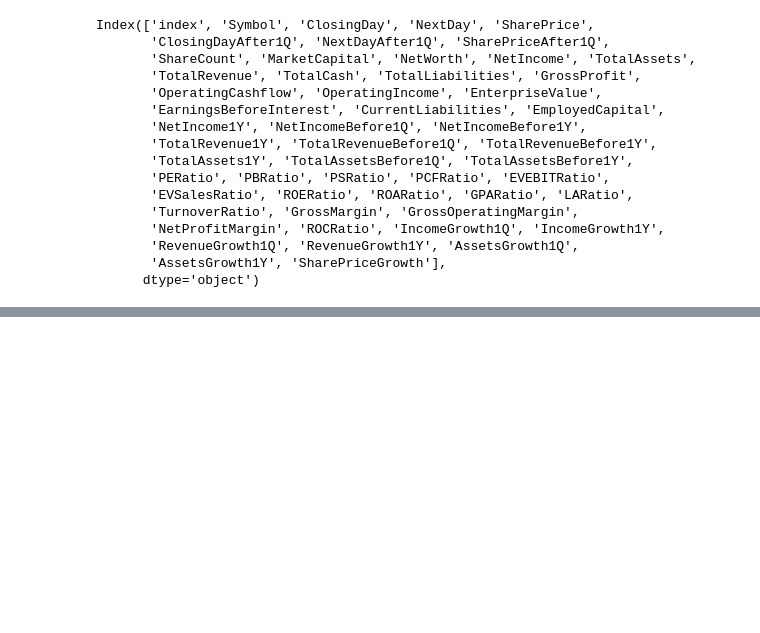
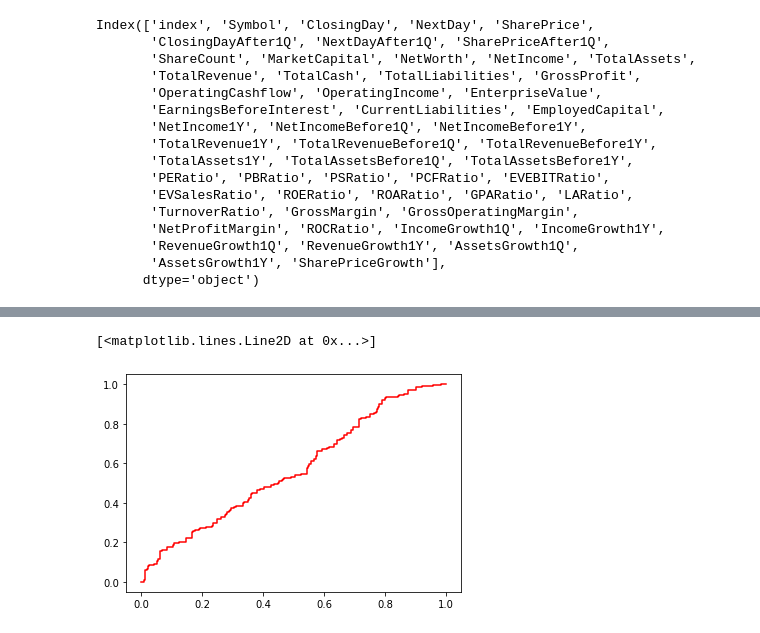
Before and after one commit to panda5176/quantata, a Jupyter notebook: examples/ml.ipynb, the cells around one changed output, grey strips where cells are left out. Cells and saved outputs as stored; diff of their text form; code cells hidden in the pictures; blank space fills up the shorter version.

```diff
--- a/examples/ml.ipynb
+++ b/examples/ml.ipynb
@@ -361,0 +490,9 @@ print(acc_dtc_4p, roc_auc_dtc_4p, f1_dtc_4p)
+# %%
+min_max_scaler_8f = MinMaxScaler()
+x_scaled_dropped_8f = min_max_scaler_8f.fit_transform(df_dropped[features_8f])
+x_train_dropped_8f, x_test_dropped_8f, y_train_dropped_8f, y_test_dropped_8f = train_test_split(
+    x_scaled_dropped_8f,
+    y_categorized_dropped,
+    test_size=0.25,
+    shuffle=True,
+)
@@ -361,0 +534,7 @@ print(acc_dtc_4p, roc_auc_dtc_4p, f1_dtc_4p)
+# %%
+prob = model_vc_dropped_8f.predict_proba(x_test_dropped_8f)[:, 1]
+fper, tper, thresholds = roc_curve(y_test_dropped_8f, prob)
+plt.plot(fper, tper, color='red', label='ROC')
+# %% [output]
+[<matplotlib.lines.Line2D at 0x...>]
+[figure, added]
```
Also changed, not shown: parts of 52 cells of this notebook.
